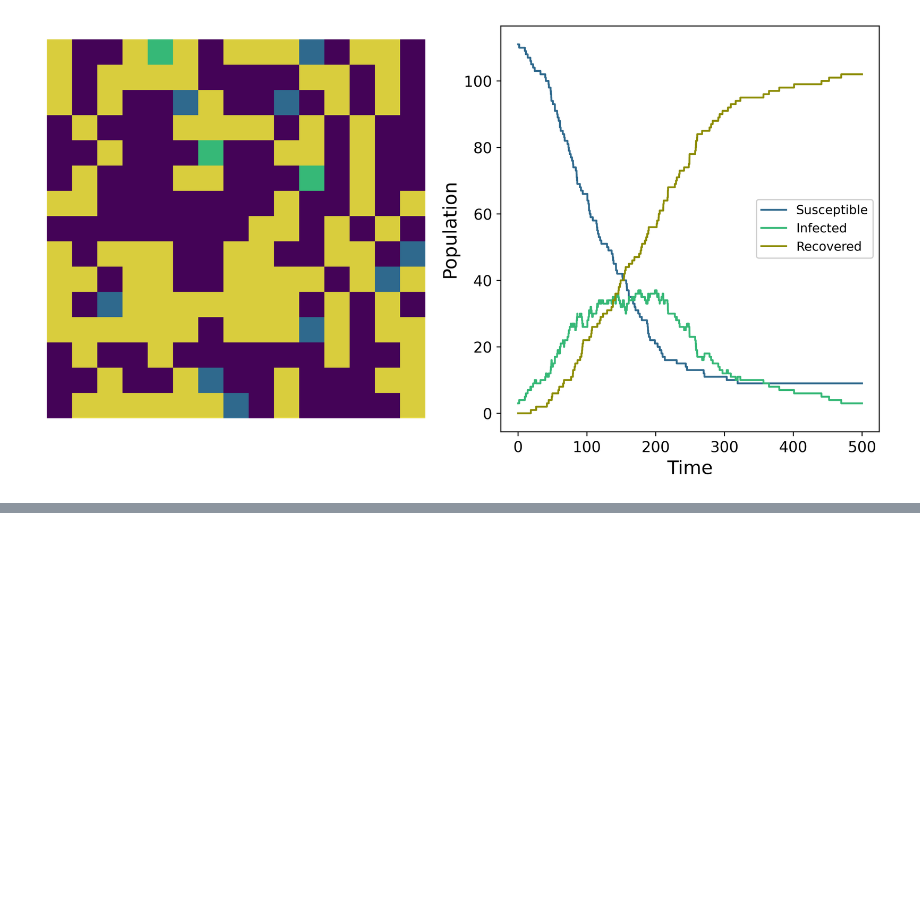
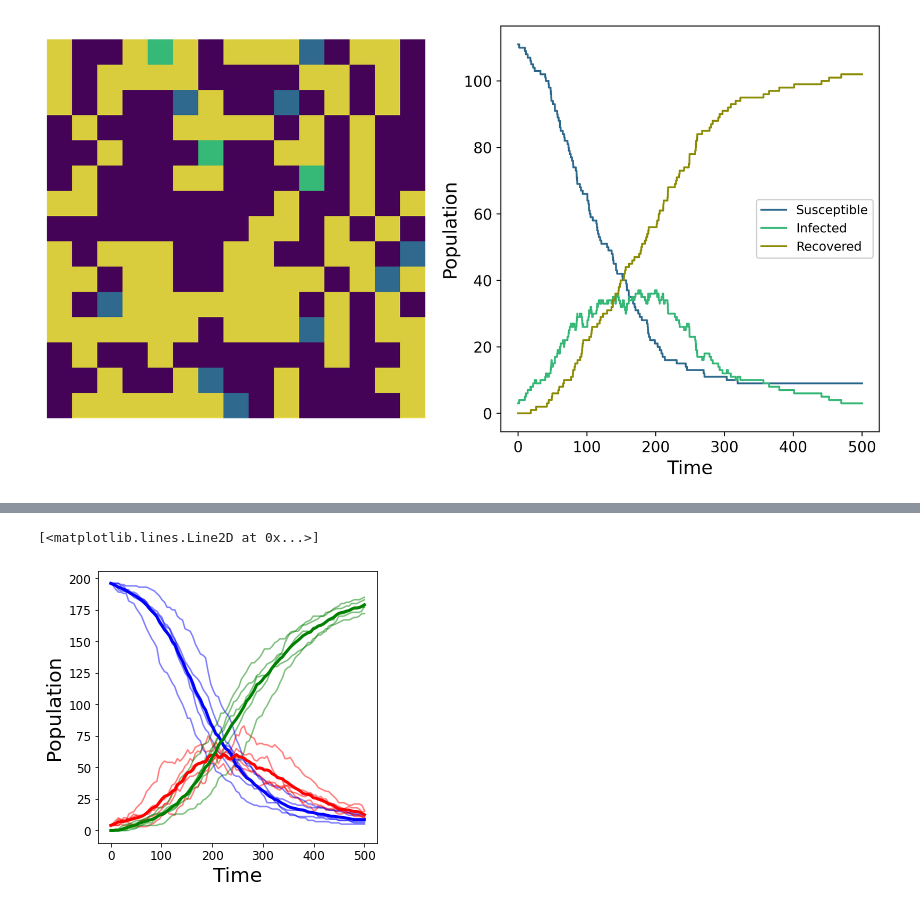
Before and after one commit to danHarold/m2r-project, a Jupyter notebook: m2r_project.ipynb, the cells around one changed output, grey strips where cells are left out. Saved outputs shown, nothing was run; the diff lists cells and outputs as text; code cells hidden in the pictures; blank space fills up the shorter version.

```diff
--- a/m2r_project.ipynb
+++ b/m2r_project.ipynb
@@ -230,0 +239,62 @@ saved in 46.4101 seconds
+# %%
+#step 1 : produce averaged model simulation
+pr = 0.01
+lattice_size = 20
+n_simulations = 5
+t_end = 5
+t = np.linspace(0, t_end/pr, 100)
+
+#lists of outputs from multiple simulations
+S_list = []
+I_list = []
+R_list = []
+
+fig = plt.figure(figsize=(5,5))
+ax = fig.add_subplot()
+ax.set_xlabel('Time', fontsize=20)
+ax.set_ylabel('Population', fontsize=20)
+ax.tick_params(axis='both', labelsize=12)
+
+for i in range(n_simulations):
+    S, I, R, t_list, A, st = SIR_ABM(n=lattice_size,pr=pr, T=t_end)
+    #interpolate
+    f = interpolate.interp1d(t_list, S)
+    S_out = f(t)
+    f = interpolate.interp1d(t_list, I)
+    I_out = f(t)
+    f = interpolate.interp1d(t_list, R)
+    R_out = f(t)
+
+    ax.plot(t,S_out, 'b', alpha=0.5, label='Susceptible')
+    ax.plot(t,I_out, 'r', alpha=0.5,label='Infected')
+    ax.plot(t,R_out, 'g', alpha=0.5,label='Recovered')
+
+    #add to lists
+    if i == 0:
+        S_list = S_out[:,np.newaxis]
+        I_list = I_out[:,np.newaxis]
+        R_list = R_out[:,np.newaxis]
+    else:
+        S_list = np.hstack([S_list, S_out[:,np.newaxis]])
+        I_list = np.hstack([I_list, I_out[:,np.newaxis]])
+        R_list = np.hstack([R_list, R_out[:,np.newaxis]])
+
+#calculate mean at each t
+S_d = []
+I_d = []
+R_d = []
+for i in range(len(t)):
+    S_avg = sum(S_list[i])/n_simulations
+    I_avg = sum(I_list[i])/n_simulations
+    R_avg = sum(R_list[i])/n_simulations
+    S_d.append(S_avg)
+    I_d.append(I_avg)
+    R_d.append(R_avg)
+
+
+ax.plot(t,S_d, 'b', lw=3, label='Susceptible')
+ax.plot(t,I_d, 'r', lw=3,label='Infected')
+ax.plot(t,R_d, 'g', lw=3, label='Recovered')
+# %% [output]
+[<matplotlib.lines.Line2D at 0x...>]
+[figure, added]
```
Also changed, not shown: parts of 10 cells of this notebook.
